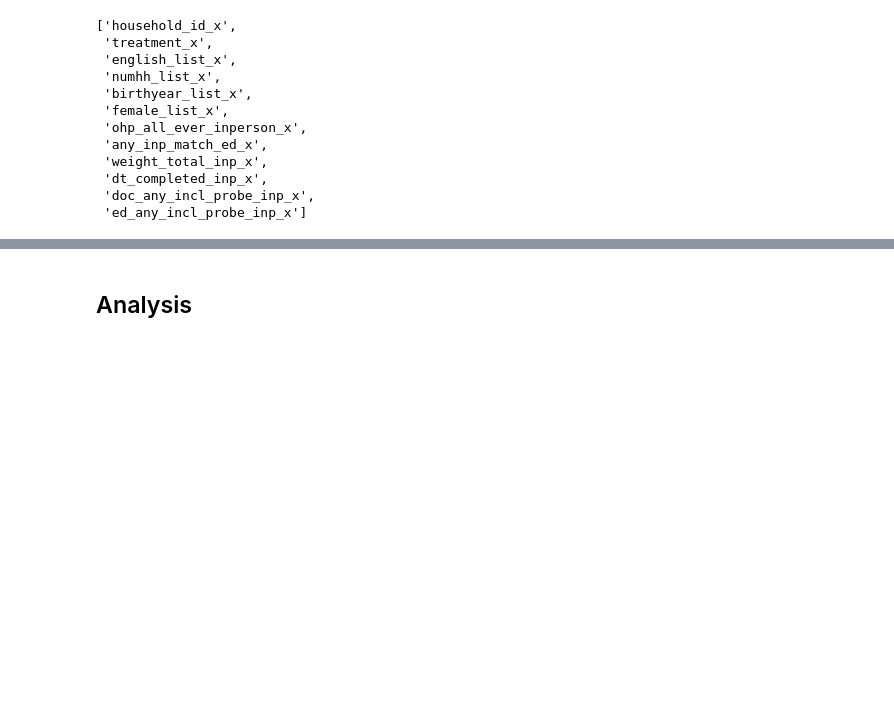
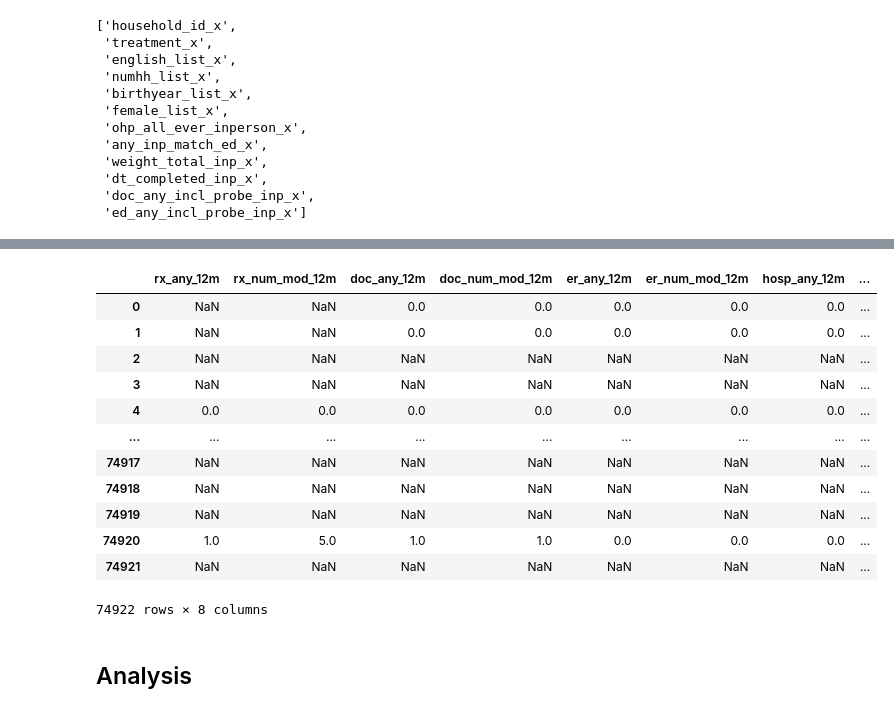
Before and after one commit to Yasmineouattara/ML_for_Econ_Final_Project, a Jupyter notebook: Notebook_Tim.ipynb, the cells around one changed output, grey strips where cells are left out. Saved outputs shown, nothing was run; the diff lists cells and outputs as text; code cells hidden in the pictures; blank space fills up the shorter version.

```diff
--- a/Notebook_Tim.ipynb
+++ b/Notebook_Tim.ipynb
@@ -176,3 +171,5 @@ filtered_columns
  'dt_completed_inp_x',
  'doc_any_incl_probe_inp_x',
  'ed_any_incl_probe_inp_x']
+# %%
+df_filtered = df_filtered.rename(lambda x: x.replace('_x', ''), axis=1)
@@ -178,0 +236,18 @@ filtered_columns
+# %%
+# Health care utilization outcome
+
+df_filtered[['rx_any_12m', 'rx_num_mod_12m', 'doc_any_12m', 'doc_num_mod_12m', 'er_any_12m', 'er_num_mod_12m', 'hosp_any_12m' , 'hosp_num_mod_12m']]
+# %% [output]
+|  | rx_any_12m | rx_num_mod_12m | doc_any_12m | doc_num_mod_12m | er_any_12m | er_num_mod_12m | hosp_any_12m | ... |
+| 0 | NaN | NaN | 0.0 | 0.0 | 0.0 | 0.0 | 0.0 | ... |
+| 1 | NaN | NaN | 0.0 | 0.0 | 0.0 | 0.0 | 0.0 | ... |
+| 2 | NaN | NaN | NaN | NaN | NaN | NaN | NaN | ... |
+| 3 | NaN | NaN | NaN | NaN | NaN | NaN | NaN | ... |
+| 4 | 0.0 | 0.0 | 0.0 | 0.0 | 0.0 | 0.0 | 0.0 | ... |
+| ... | ... | ... | ... | ... | ... | ... | ... | ... |
+| 74917 | NaN | NaN | NaN | NaN | NaN | NaN | NaN | ... |
+| 74918 | NaN | NaN | NaN | NaN | NaN | NaN | NaN | ... |
+| 74919 | NaN | NaN | NaN | NaN | NaN | NaN | NaN | ... |
+| 74920 | 1.0 | 5.0 | 1.0 | 1.0 | 0.0 | 0.0 | 0.0 | ... |
+| 74921 | NaN | NaN | NaN | NaN | NaN | NaN | NaN | ... |
+74922 rows × 8 columns
```
Also changed, not shown: parts of 11 cells of this notebook.
